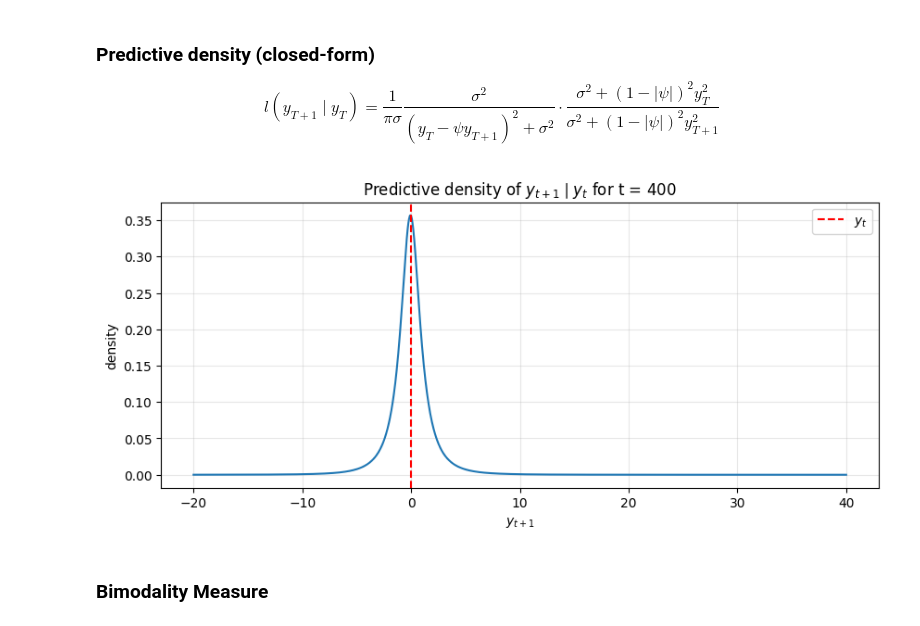
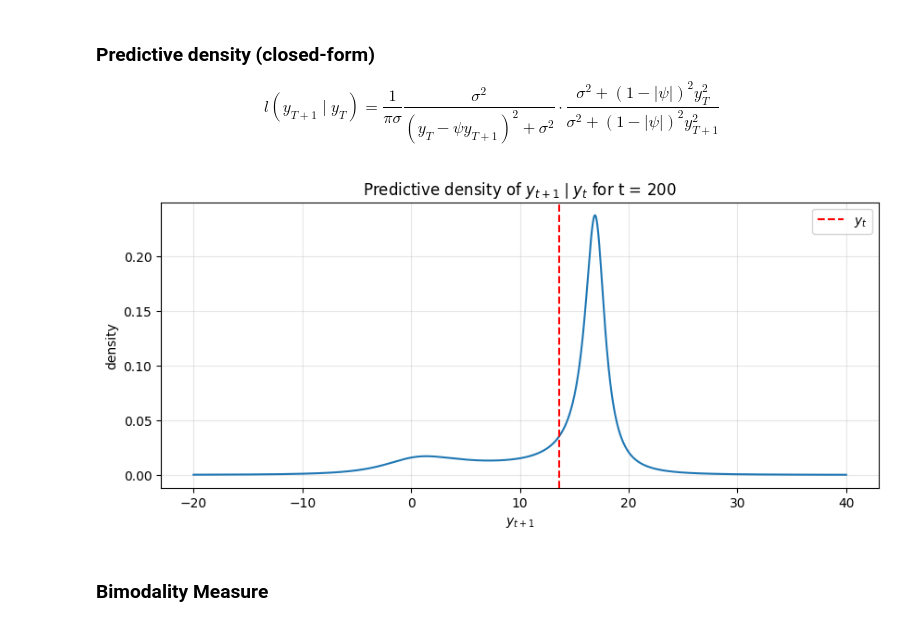
Before and after one commit to inespiresecastro/MAR_MARX, a Jupyter notebook: MAR_MARX_Simulations.ipynb, the cells around one changed output. Cells and saved outputs as stored; diff of their text form; code cells hidden in the pictures.

```diff
--- a/MAR_MARX_Simulations.ipynb
+++ b/MAR_MARX_Simulations.ipynb
@@ -315,36 +315,36 @@ def predictive_density_mar01_cauchy(t0, y_next, y, psi, sigma):
 grid = np.linspace(-20, 40, 2000)
 
 # point for which we calculate predictive density
-t0 = T - 1
+t0 = 199
 # compute predictive density using estimated parameters
 dens = predictive_density_mar01_cauchy(t0, grid, y, psi_hat, sigma_hat)
 
 area = integrate_area(dens, grid)
 
 if area > 0 and np.isfinite(area):
     dens = dens / area
 
 # plot
 plt.figure(figsize=(10, 4))
 plt.plot(grid, dens)
 plt.title(rf"Predictive density of $y_{{t+1}}\mid y_t$ for t = {t0 + 1}")
 
 # Red vertical line at the observed y_t
 plt.axvline(
     x=y[t0],
     color="red",
     linestyle="--",
     linewidth=1.5,
     label=rf"$y_t$"
 )
 
 plt.xlabel(r"$y_{t+1}$")
 plt.ylabel("density")
 plt.grid(True, alpha=0.3)
 plt.legend()
 plt.show()
 # %% [output]
-[figure, old version]
+[figure, new version]
 # %% [markdown]
 ### Bimodality Measure
 # %%
```
Also changed, not shown: parts of 11 cells of this notebook.
